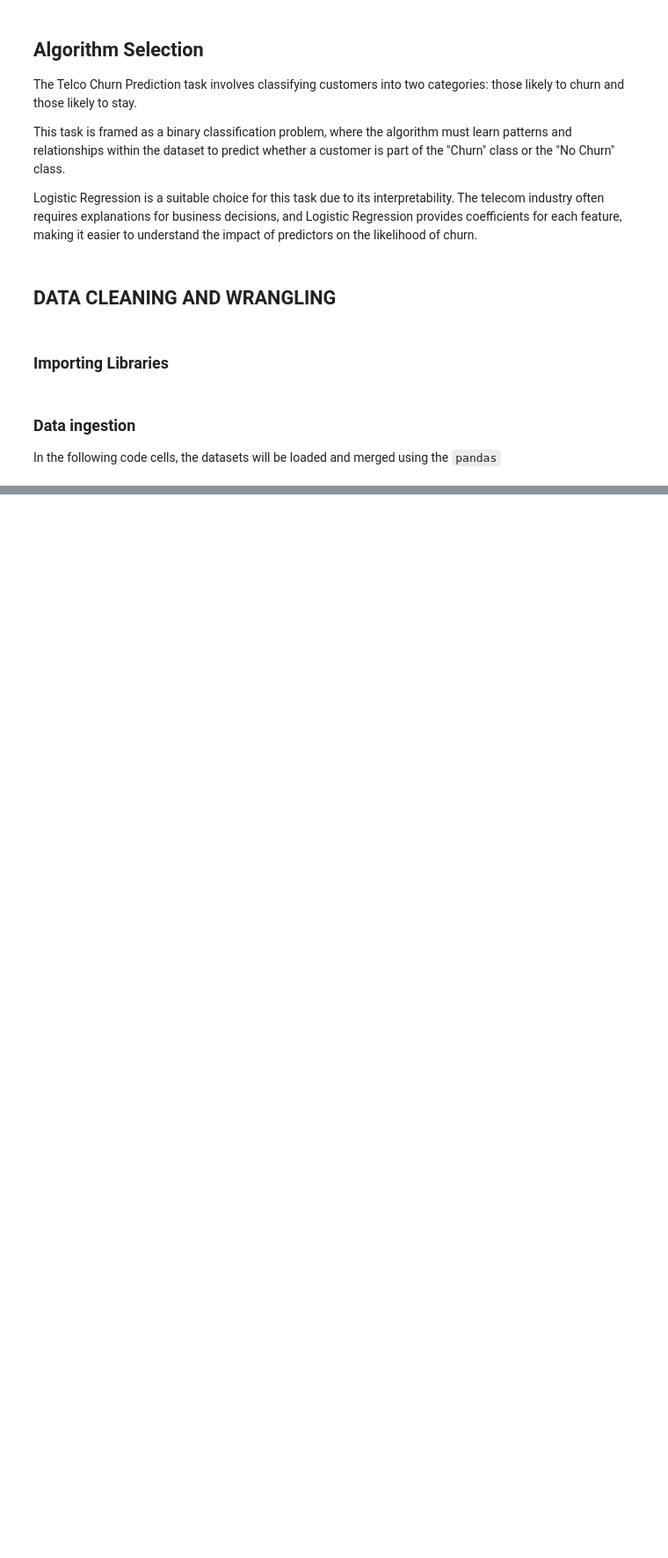
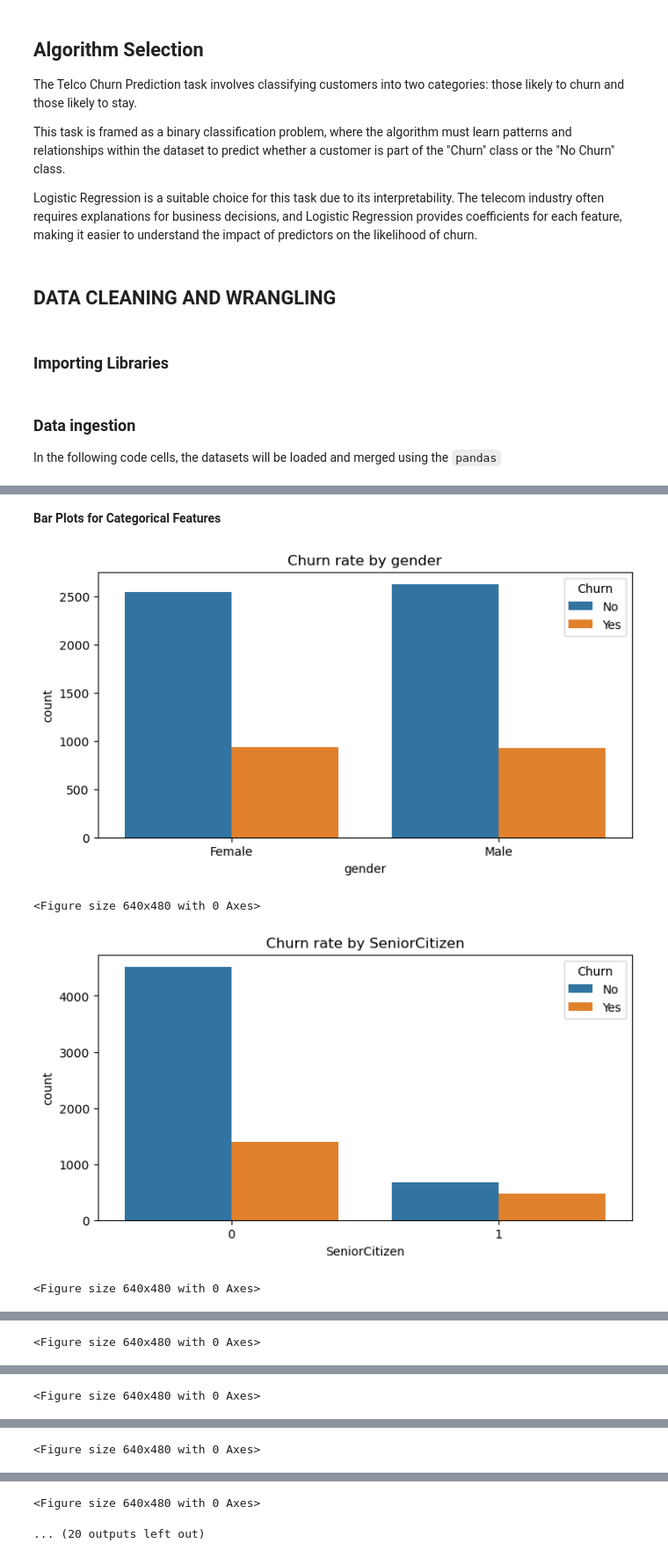
Before and after one commit to YinkaOlusola/TelecomChurnPrediction, a Jupyter notebook: notebook.ipynb, the cells around one changed output, grey strips where cells are left out. Shown at 88% size. Cells and saved outputs as stored; diff of their text form; code cells hidden in the pictures; blank space fills up the shorter version.

```diff
--- a/notebook.ipynb
+++ b/notebook.ipynb
@@ -101,0 +295,4 @@ telco_data = pd.read_csv('data/Telco-Customer-Churn.csv')
+# %%
+# converting TotalCharges column to float data type
+
+telco_data['TotalCharges(float)'] = pd.to_numeric(telco_data['TotalCharges'], errors='coerce')
@@ -101,0 +325,6 @@ telco_data = pd.read_csv('data/Telco-Customer-Churn.csv')
+# %%
+# Calculating the mean value
+mean_value = telco_data['TotalCharges(float)'].mean()
+
+# filling in the missing values
+telco_data['TotalCharges(float)'].fillna(mean_value, inplace=True)
@@ -101,0 +362,25 @@ telco_data = pd.read_csv('data/Telco-Customer-Churn.csv')
+# %% [markdown]
+**Bar Plots for Categorical Features**
+# %%
+# Features to be excluded from the categorical plots
+excluded_features = ['customerID', 'tenure', 'MonthlyCharges',
+                     'TotalCharges', 'TotalCharges(float)', 'Churn']
+
+# Looping through all features
+for col in telco_data.columns:
+    if col not in excluded_features:    # Excluding numerical features
+        print('\n\n')
+        if telco_data[col].nunique() > 3: # Adjusting the figure size based
+            plt.figure(figsize=(12, 4))     # on the number of categories
+        else:
+            plt.figure(figsize=(8, 4))
+        sns.countplot(x=col, hue='Churn', data=telco_data)
+        plt.title(f'Churn rate by {col}')
+        plt.show()
+        plt.tight_layout()
+        print('\n\n')                     # Creating spaces between charts
+# %% [output]
+[figure, added]
+<Figure size 640x480 with 0 Axes>
+[figure, added]
+<Figure size 640x480 with 0 Axes>
@@ -101,0 +388 @@ telco_data = pd.read_csv('data/Telco-Customer-Churn.csv')
+<Figure size 640x480 with 0 Axes>
@@ -101,0 +390 @@ telco_data = pd.read_csv('data/Telco-Customer-Churn.csv')
+<Figure size 640x480 with 0 Axes>
@@ -101,0 +392 @@ telco_data = pd.read_csv('data/Telco-Customer-Churn.csv')
+<Figure size 640x480 with 0 Axes>
@@ -101,0 +394,2 @@ telco_data = pd.read_csv('data/Telco-Customer-Churn.csv')
+<Figure size 640x480 with 0 Axes>
+... (20 outputs left out)
```
Also changed, not shown: parts of 35 cells of this notebook.
